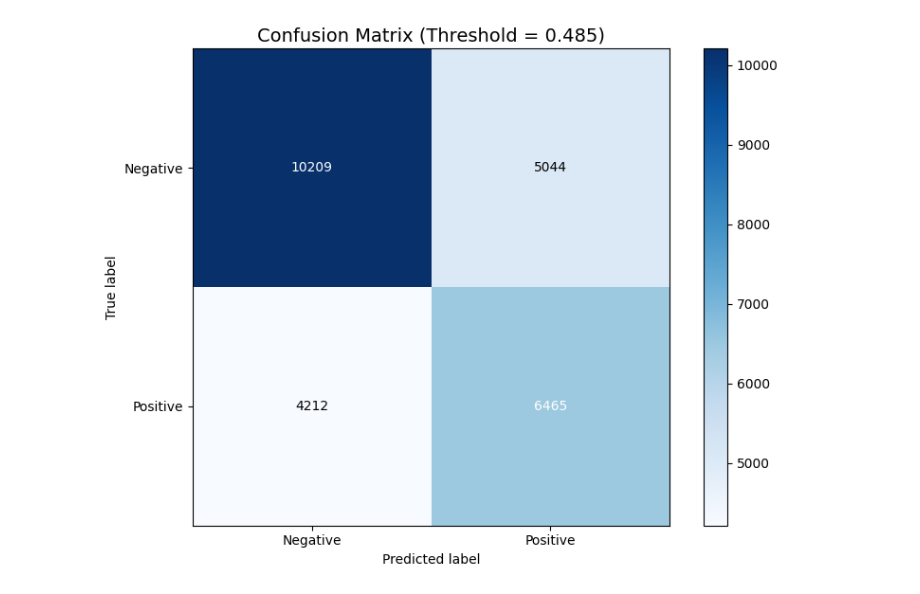
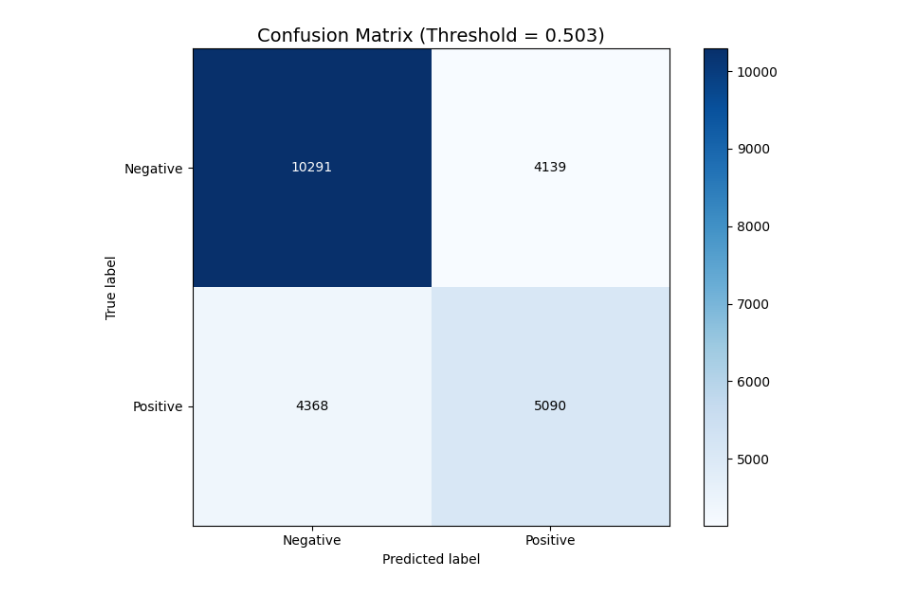
Before and after one commit to vslovik/ai-france-hvac, a Jupyter notebook: _3__feature_engineering.ipynb, the cells around one changed output. Saved outputs shown, nothing was run; the diff lists cells and outputs as text; code cells hidden in the pictures.

Commit message:
use newly available data for the model improvement

```diff
--- a/_3__feature_engineering.ipynb
+++ b/_3__feature_engineering.ipynb
@@ -0,0 +52,15 @@
+# %%
+new_df_ = create_brand_features(df_quotes)
+new_df = create_model_features(df_quotes)
+
+new_df = pd.merge(
+    new_df,
+    new_df_,
+    on='numero_compte',
+    how='left',
+    suffixes=('_dup', '')  # Explicit suffixes
+)
+
+columns_to_drop =  [x for x in new_df.columns if '_dup' in x]
+new_df = new_df.drop(columns=columns_to_drop, errors='ignore')
+print(len(new_df))
@@ -1,60 +85,50 @@
 # %%
-import pandas as pd
-import numpy as np
-from sklearn.metrics import roc_auc_score, accuracy_score, precision_score, recall_score, f1_score
-
-from etl.util import prepare_dataset_without_leakage
-from ml_features.features import prepare_features
-from ml_features.customer_features import create_customer_features
-from ml_features.sequence_features  import create_sequence_features
-from ml_training.train_rf import train_rf
-from ml_evaluation.dashboard import model_evaluation_report
-
-import warnings
-warnings.filterwarnings('ignore')
-
-# Load original clean quote data
-df_quotes = pd.read_csv('cleaned_quote_data.csv')
-df_quotes['dt_creation_devis'] = pd.to_datetime(df_quotes['dt_creation_devis'])
-
-print(f"\n📊 Original quote data: {len(df_quotes):,} quotes from {df_quotes['numero_compte'].nunique():,} customers")
-
-
-print("\n" + "="*80)
-print("STRATEGY: CREATE MEANINGFUL SEQUENCE FEATURES")
-print("="*80)
-
-# 1. Enhanced customer features
-customer_df = create_customer_features(df_quotes)
-len(customer_df)
-
-# 2. Sequence features (for multi-quote customers)
-sequence_df = create_sequence_features(df_quotes)
-print(sequence_df.columns)
-
 sequence_df = pd.merge(
     sequence_df,
     customer_df,
     on='numero_compte',
     how='left',
-    suffixes=('_seq', '')  # Explicit suffixes
+    suffixes=('_dup', '')  # Explicit suffixes
 )
+
+columns_to_drop =  [x for x in sequence_df.columns if '_dup' in x]
+sequence_df = sequence_df.drop(columns=columns_to_drop, errors='ignore')
+
+
+new_df = pd.merge(
+    new_df,
+    sequence_df,
+    on='numero_compte',
+    how='left',
+    suffixes=('_dup', '')  # Explicit suffixes
+)
+
+columns_to_drop =  [x for x in new_df.columns if '_dup' in x]
+new_df = new_df.drop(columns=columns_to_drop, errors='ignore')
+
+
 
 print("Columns:", sequence_df.columns.tolist())
 
 # Now it's clear which column is which
+y_new = new_df['converted']  # From sequence features
 y_sequence = sequence_df['converted']  # From sequence features
-y_customer = sequence_df['converted']  # From customer features
+y_customer = customer_df['converted']  # From customer features
 
 # For modeling, use the sequence version
 X_customer = customer_df.drop(columns=['numero_compte', 'converted'], errors='ignore')
 X_customer_clean, y_customer_clean = prepare_features(X_customer, y_customer, "Customer Features")
 
-columns_to_drop =  [x for x in sequence_df.columns if '_seq' in x]
-columns_to_drop.extend(['numero_compte', 'converted'])
-X_sequence = sequence_df.drop(columns=columns_to_drop, errors='ignore')
 
+X_sequence = sequence_df.drop(columns=['numero_compte', 'converted'], errors='ignore')
 X_sequence_clean, y_sequence_clean = prepare_features(X_sequence, y_sequence, "Sequence Features")
+
+
+X_new = new_df.drop(columns=['numero_compte', 'converted'], errors='ignore')
+X_new_clean, y_new_clean = prepare_features(X_new, y_new, "New Features")
+
+
+
 
 
 print("\n" + "="*80)
@@ -74,4 +148,12 @@ result = train_rf(X_sequence_clean, y_sequence_clean, 'sequence_prediction_model
 df = X_sequence_clean.copy()
 df['converted'] = y_sequence_clean
 model_evaluation_report(df, result['model'], result['features'], 'converted')
+
+
+# Test 3: New features
+print("\n🧪 TEST 3: NEW FEATURES (Advanced)")
+result = train_rf(X_new_clean, y_new_clean, 'sequence_prediction_model')
+df = X_new_clean.copy()
+df['converted'] = y_new_clean
+model_evaluation_report(df, result['model'], result['features'], 'converted')
 # %% [output]
@@ -111,4 +193,4 @@ Decile 10 mean prob: 0.339
 
 📈 STEP 4: CONFUSION MATRIX
 ----------------------------------------
-[figure, old version]
+[figure, new version]
```
Also changed, not shown: parts of 4 cells of this notebook, 10 other files.
